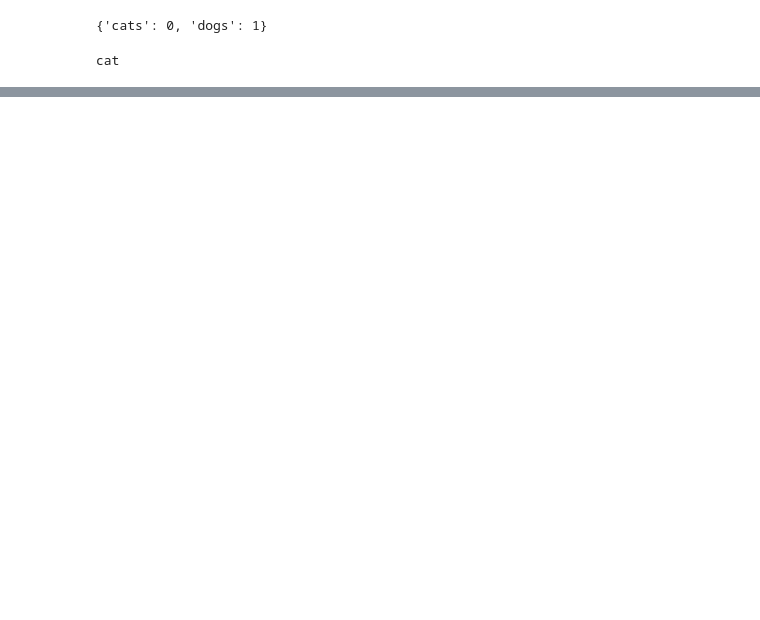
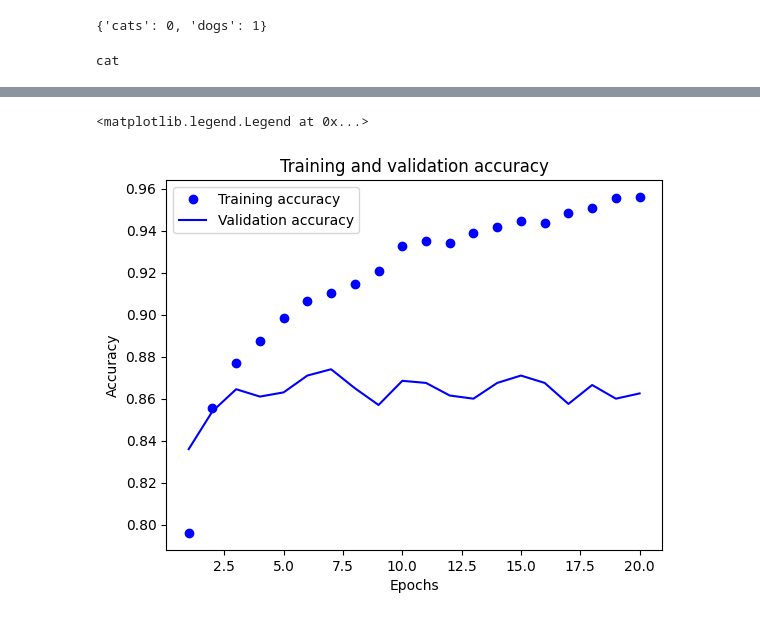
Before and after one commit to Veto2922/Cats-and-Dogs-image-classification-using-CNN, a Jupyter notebook: CNN_CODE.ipynb, the cells around one changed output, grey strips where cells are left out. Cells and saved outputs as stored; diff of their text form; code cells hidden in the pictures; blank space fills up the shorter version.

```diff
--- a/CNN_CODE.ipynb
+++ b/CNN_CODE.ipynb
@@ -190,0 +247,2 @@ cat
+# %%
+tf_model  = tf.keras.models.Sequential()
@@ -190,0 +296,25 @@ cat
+# %%
+from tensorflow.keras.applications.imagenet_utils import preprocess_input
+
+
+# data augmentation
+train_datagen = ImageDataGenerator(
+    preprocessing_function=preprocess_input,
+    shear_range=0.2,
+    zoom_range=0.2,
+    horizontal_flip=True
+)
+
+training_set = train_datagen.flow_from_directory(r'dataset\training_set',
+                                                 target_size = (64, 64),
+                                                 batch_size = 32,
+                                                 class_mode = 'binary')
+training_set.image_shape
+### Preprocessing the Test set
+test_datagen = ImageDataGenerator(preprocessing_function=preprocess_input)
+
+# test_set_path = os.path.join('dataset', 'test_set')
+test_set = test_datagen.flow_from_directory('dataset/test_set',
+                                            target_size = (64, 64),
+                                            batch_size = 32,
+                                            class_mode = 'binary')
@@ -190,0 +324,4 @@ cat
+# %%
+tf_model.compile(optimizer='adam' , loss='binary_crossentropy', metrics = ['accuracy'])
+
+tf_model.fit(x = training_set, validation_data = test_set, epochs = 20)
@@ -190,0 +347,17 @@ cat
+# %%
+
+model_history = tf_model.history.history
+import matplotlib.pyplot as plt
+
+# Plotting accuracy vs. validation accuracy
+epochs = range(1, len(model_history['accuracy']) + 1)
+
+plt.plot(epochs, model_history['accuracy'], 'bo', label='Training accuracy')
+plt.plot(epochs, model_history['val_accuracy'], 'b', label='Validation accuracy')
+plt.title('Training and validation accuracy')
+plt.xlabel('Epochs')
+plt.ylabel('Accuracy')
+plt.legend()
+# %% [output]
+<matplotlib.legend.Legend at 0x...>
+[figure, added]
```
Also changed, not shown: parts of 41 cells of this notebook, 1 other file.
